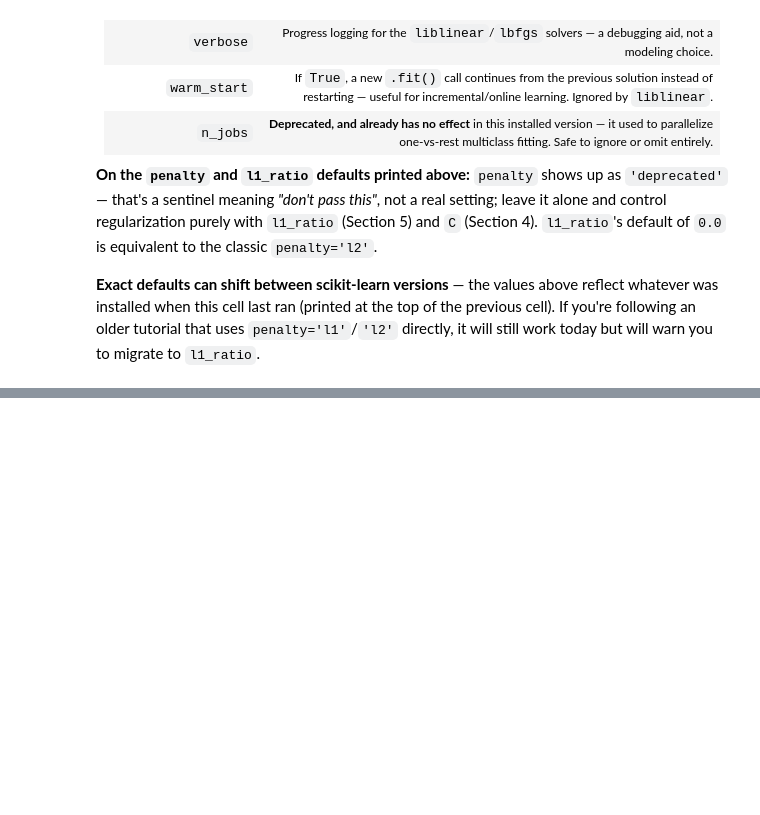
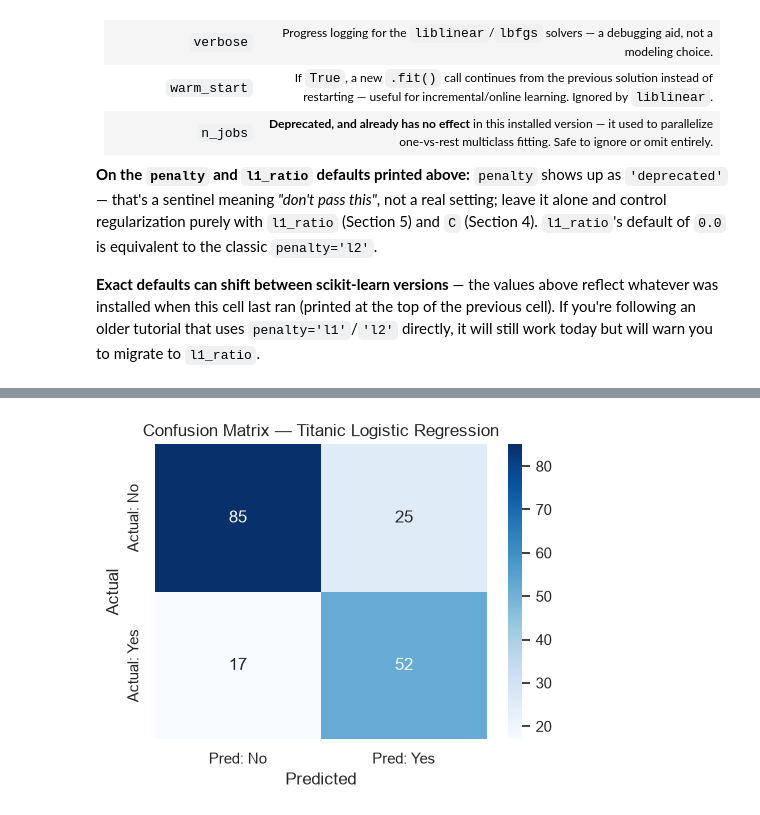
Before and after one commit to sadiaafsana138/Learning-Notes, a Jupyter notebook: ML_Learning-Notes/ML - Algorithm/Supervised/Logistic Regression (Classification)/Logistic_Regression_Complete.ipynb, the cells around one changed output, grey strips where cells are left out. Saved outputs shown, nothing was run; the diff lists cells and outputs as text; code cells hidden in the pictures; blank space fills up the shorter version.

```diff
--- a/ML_Learning-Notes/ML - Algorithm/Supervised/Logistic Regression -- Classification/Logistic_Regression_Complete.ipynb
+++ b/ML_Learning-Notes/ML - Algorithm/Supervised/Logistic Regression (Classification)/Logistic_Regression_Complete.ipynb
@@ -810,0 +838,15 @@ n_jobs               default = None
+# %%
+from sklearn.metrics import f1_score, confusion_matrix, classification_report, roc_curve, roc_auc_score
+
+# F1-score: harmonic mean of precision and recall
+f1 = f1_score(y_test, y_pred)
+print(f"F1-score: {f1:.4f}")
+
+# Confusion matrix: rows = actual, columns = predicted
+cm = confusion_matrix(y_test, y_pred)
+print("\nConfusion Matrix (rows=actual, cols=predicted):")
+print(cm)
+
+# Full classification report (precision/recall/F1 per class)
+print("\nClassification Report:")
+print(classification_report(y_test, y_pred, target_names=['Did Not Survive', 'Survived']))
@@ -810,0 +869,15 @@ n_jobs               default = None
+# %%
+import seaborn as sns
+
+# Visualize the confusion matrix as a heatmap
+fig, ax = plt.subplots(figsize=(5, 4))
+sns.heatmap(cm, annot=True, fmt='d', cmap='Blues',
+            xticklabels=['Pred: No', 'Pred: Yes'],
+            yticklabels=['Actual: No', 'Actual: Yes'], ax=ax)
+plt.title("Confusion Matrix — Titanic Logistic Regression")
+plt.ylabel("Actual")
+plt.xlabel("Predicted")
+plt.tight_layout()
+plt.show()
+# %% [output]
+[figure, added]
```
Also changed, not shown: parts of 21 cells of this notebook, 41 other files.
